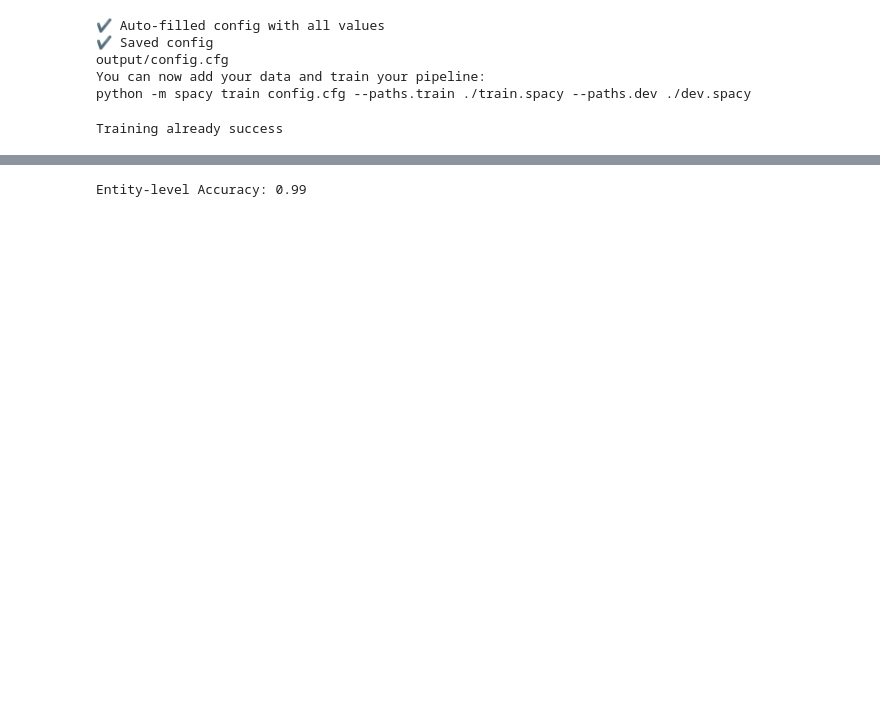
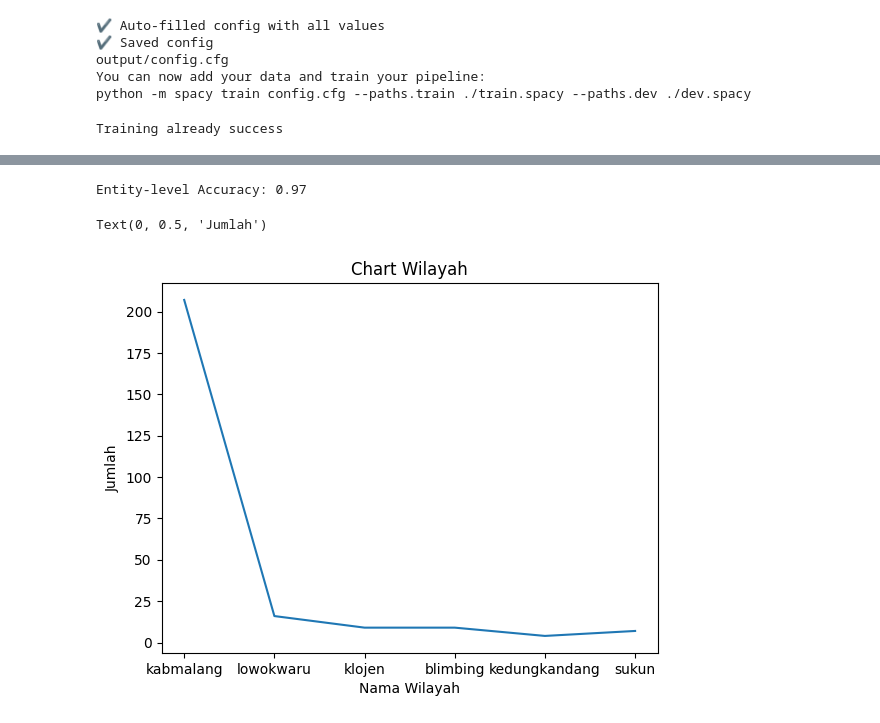
Before and after one commit to defrindr/2024-spacy-ner-webapp, a Jupyter notebook: App/SpacyNer/training.ipynb, the cells around one changed output, grey strips where cells are left out. Drawn from its saved outputs; the diff is of its cells as text; code cells hidden in the pictures; blank space fills up the shorter version.

Commit message:
update: training plot

```diff
--- a/App/SpacyNer/training.ipynb
+++ b/App/SpacyNer/training.ipynb
@@ -156,6 +260,10 @@ def evaluate_ner(model, test_data):
         doc = model(text)
         pred_entities = get_entities(doc)
 
+        # Kategorikan
+        kategorikanWilayah(pred_entities)
+        kategorikanKejahatan(pred_entities)
+
         for entity in pred_entities:
             ent = []
             ent.append(entity[1])
@@ -172,7 +280,7 @@ def evaluate_ner(model, test_data):
 entity_accuracy = evaluate_ner(nlp, test_data=test_annotations)
 print(f"Entity-level Accuracy: {entity_accuracy:.2f}")
 # %% [output]
-Entity-level Accuracy: 0.99
+Entity-level Accuracy: 0.97
 # %%
 import pandas as pd
 
@@ -181,3 +289,14 @@ df = pd.read_csv("./resources/FIX.csv")
 new_df = df[['full_text']]
 
 new_df.to_csv("./resources/upload.csv", index=False)
+# %%
+import matplotlib.pyplot as plt
+
+plt.plot(chart_wilayah.keys(), chart_wilayah.values())
+# Add title and axis labels
+plt.title("Chart Wilayah")
+plt.xlabel("Nama Wilayah")
+plt.ylabel("Jumlah")
+# %% [output]
+Text(0, 0.5, 'Jumlah')
+[figure, added]
```
Also changed, not shown: parts of 5 cells of this notebook.
